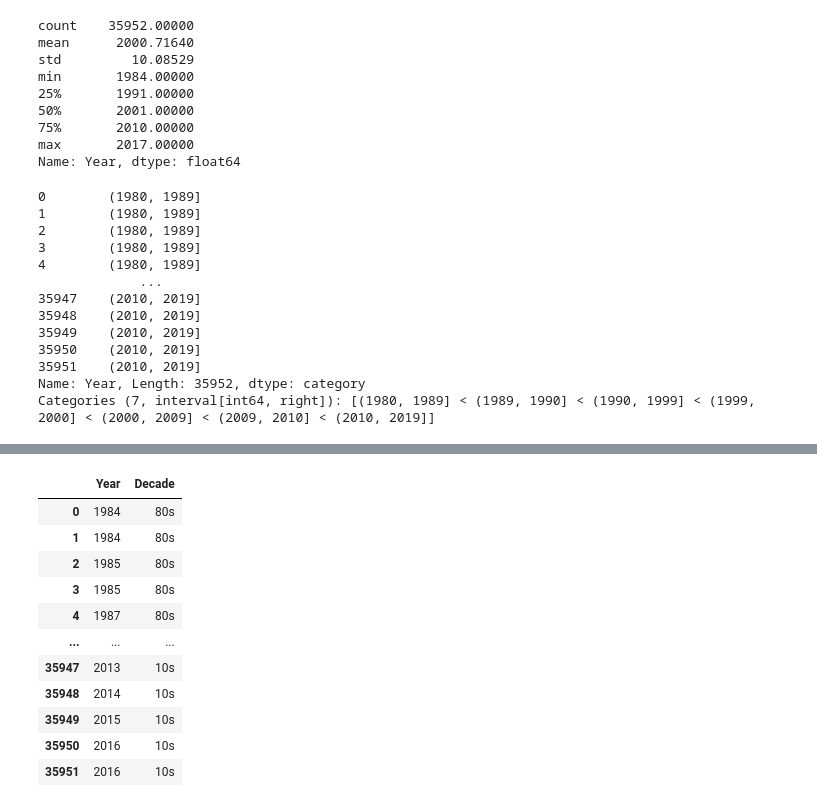
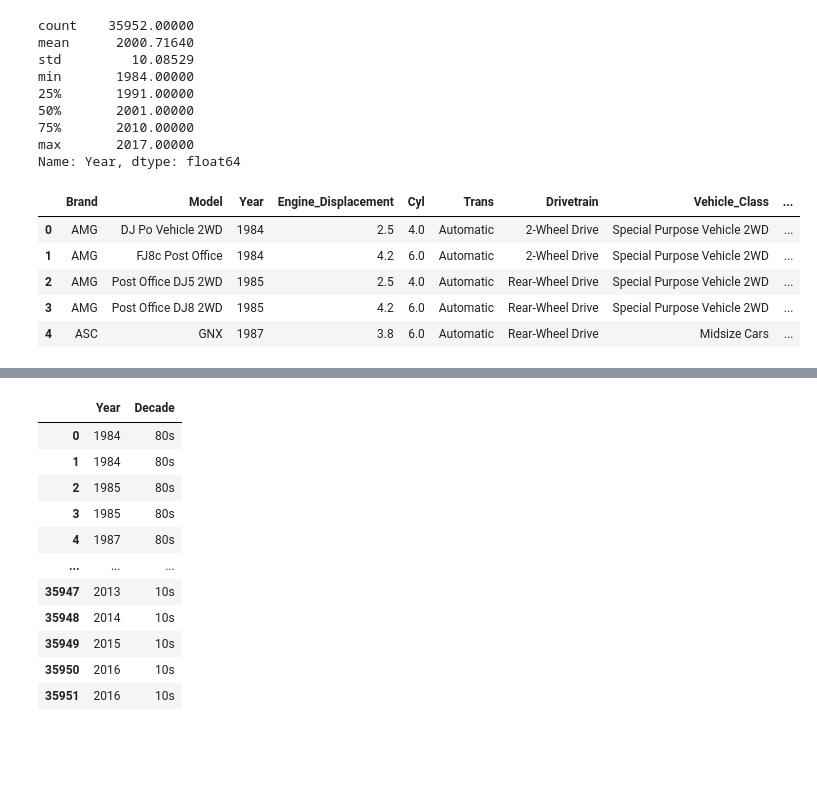
Before and after one commit to NHer0/IronEnrique, a Jupyter notebook: PandasGroupbyLab/Lab_Pandas_Grouping_Data_Cleaning_Vehicles.ipynb, the cells around one changed output, grey strips where cells are left out. Saved outputs shown, nothing was run; the diff lists cells and outputs as text; code cells hidden in the pictures; blank space fills up the shorter version.

```diff
--- a/PandasGroupbyLab/Lab_Pandas_Grouping_Data_Cleaning_Vehicles.ipynb
+++ b/PandasGroupbyLab/Lab_Pandas_Grouping_Data_Cleaning_Vehicles.ipynb
@@ -600,19 +586,14 @@ Name: Year, dtype: float64
 # %%
-pd.cut(cars["Year"],bins = [1980, 1989, 1990, 1999, 2000, 2009, 2010, 2019])
+cars["Decade"] = pd.cut(cars["Year"], bins = [1980, 1989, 1999, 2009, 2019], labels=intervals_labels)
-# %% [output]
-0        (1980, 1989]
-1        (1980, 1989]
-2        (1980, 1989]
-3        (1980, 1989]
-4        (1980, 1989]
-             ...
-35947    (2010, 2019]
-35948    (2010, 2019]
-35949    (2010, 2019]
-35950    (2010, 2019]
-35951    (2010, 2019]
-Name: Year, Length: 35952, dtype: category
-Categories (7, interval[int64, right]): [(1980, 1989] < (1989, 1990] < (1990, 1999] < (1999, 2000] < (2000, 2009] < (2009, 2010] < (2010, 2019]]
+# %%
+cars.head()
+# %% [output]
+|  | Brand | Model | Year | Engine_Displacement | Cyl | Trans | Drivetrain | Vehicle_Class | ... |
+| 0 | AMG | DJ Po Vehicle 2WD | 1984 | 2.5 | 4.0 | Automatic | 2-Wheel Drive | Special Purpose Vehicle 2WD | ... |
+| 1 | AMG | FJ8c Post Office | 1984 | 4.2 | 6.0 | Automatic | 2-Wheel Drive | Special Purpose Vehicle 2WD | ... |
+| 2 | AMG | Post Office DJ5 2WD | 1985 | 2.5 | 4.0 | Automatic | Rear-Wheel Drive | Special Purpose Vehicle 2WD | ... |
+| 3 | AMG | Post Office DJ8 2WD | 1985 | 4.2 | 6.0 | Automatic | Rear-Wheel Drive | Special Purpose Vehicle 2WD | ... |
+| 4 | ASC | GNX | 1987 | 3.8 | 6.0 | Automatic | Rear-Wheel Drive | Midsize Cars | ... |
 # %%
 cars[['Year','Decade']]
 # %% [output]
```
Also changed, not shown: parts of 13 cells of this notebook.
